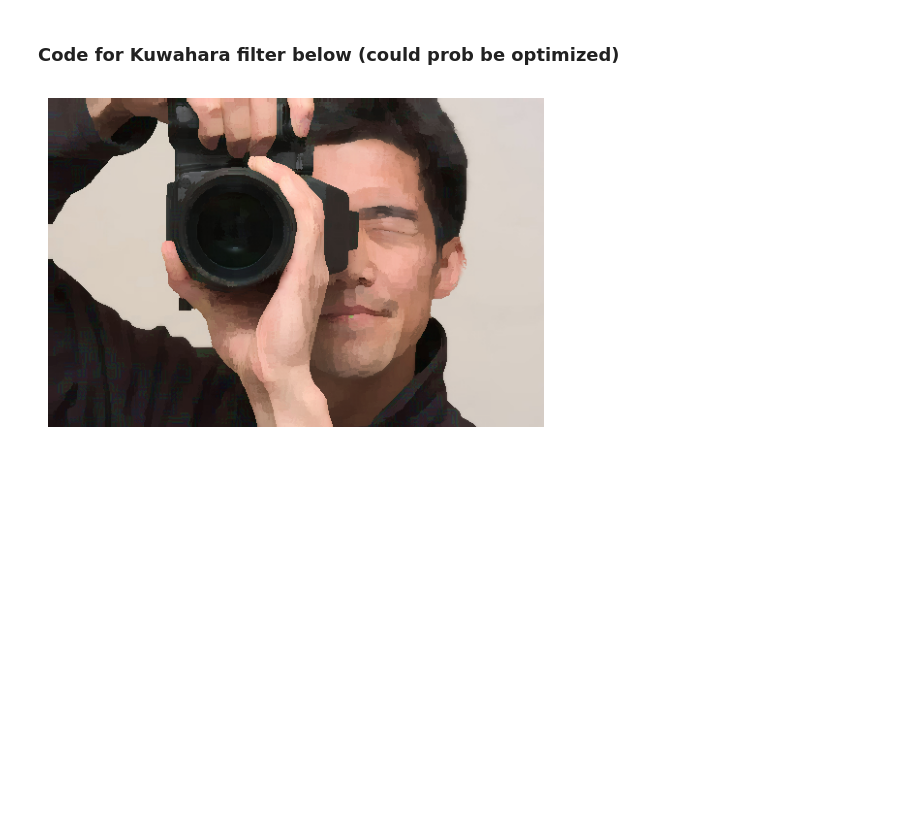
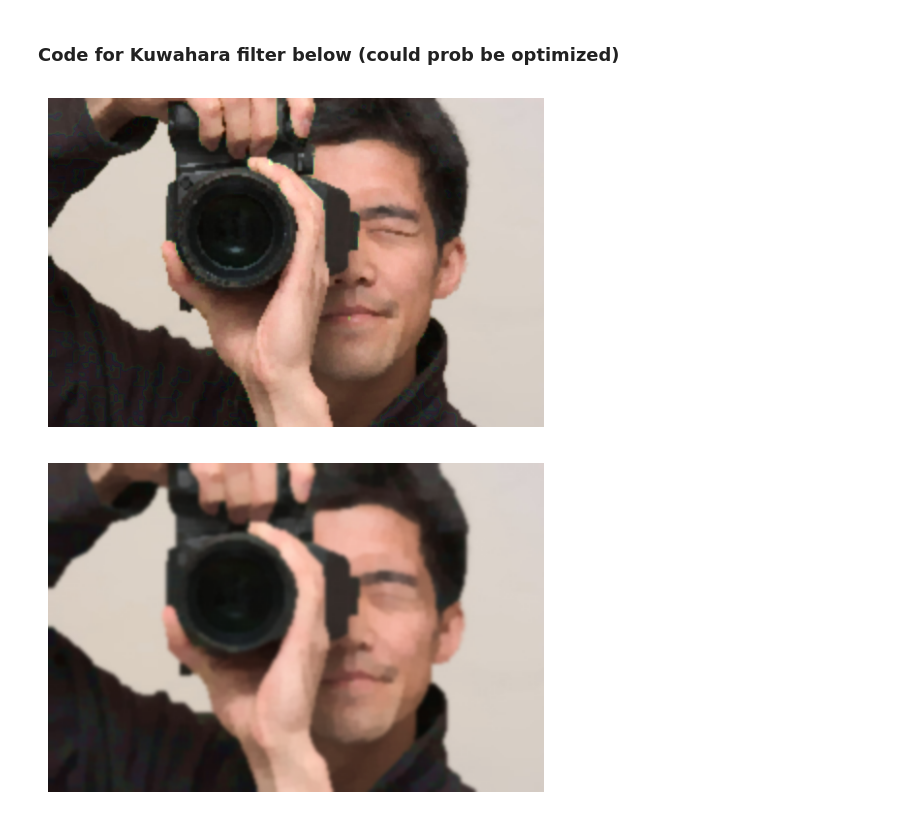
Before and after one commit to vivan-sinha/184-Final-Project, a Jupyter notebook: kuwahara/kuwahara.ipynb, the cells around one changed output. Saved outputs shown, nothing was run; the diff lists cells and outputs as text; code cells hidden in the pictures; blank space fills up the shorter version.

```diff
--- a/kuwahara/kuwahara.ipynb
+++ b/kuwahara/kuwahara.ipynb
@@ -8,3 +29,14 @@ img = Image.open("../images/ren.jpg")
+# %%
+img = img.convert('RGB')
+img_np = np.array(img)
+img_cv = cv2.cvtColor(img_np, cv2.COLOR_RGB2HSV)
+
+filtered = np.zeros_like(img_cv)
+for i in range(3):
+    filtered[:, :, i] = cv2.bilateralFilter(img_cv[:, :, i], d=15, sigmaColor=75, sigmaSpace=75)
+
+filtered_rgb = cv2.cvtColor(filtered, cv2.COLOR_HSV2RGB)
+img = Image.fromarray(filtered_rgb)
 # %%
 plt.imshow(img)
 plt.axis('off')
@@ -14,7 +46,7 @@ plt.show()
 # %% [markdown]
 ### Code for Kuwahara filter below (could prob be optimized)
 # %%
-window_size = 8
+window_size = 10
 
 # Convert to HSV and get NumPy array once
 img = img.convert('HSV')
@@ -22,13 +54,13 @@ img_np = np.array(img)
 height, width = img.height, img.width
 
 # New image to store results
-result = Image.new('HSV', (width, height))
+result_np = np.zeros_like(img_np)
 
 # Size of each quadrant of a window
 quadrant_size = math.ceil(window_size / 2)
 
-for y in range(height):
-    for x in range(width):
+for y in range(0, height, 2):
+    for x in range(0, width, 2):
         tl_x = max(0, int(np.floor(x - (window_size / 2))))
         tl_y = max(0, int(np.floor(y - (window_size / 2))))
         mid_x = min(width, tl_x + quadrant_size)
@@ -61,4 +93,13 @@ for y in range(height):
         s = int(np.mean(quadrant[:, :, 1]))
         v = int(np.mean(quadrant[:, :, 2]))
 
-        result.putpixel((x, y), (h, s, v))
+        result_np[y, x] = [h, s, v]
+
+        for dy in range(2):
+            for dx in range(2):
+                yy = y + dy
+                xx = x + dx
+                if yy < height and xx < width:
+                    result_np[yy, xx] = [h, s, v]
+
+result = Image.fromarray(result_np, 'HSV')
@@ -65 +108,12 @@ for y in range(height):
+# %%
+# interpolation
+small_result = result.resize((width//2, height//2), Image.BILINEAR)
+result_blended = small_result.resize((width, height), Image.BICUBIC)
+large_result = result.resize((width*2, height*2), Image.BICUBIC)
+# %%
+plt.imshow(result_blended)
+plt.axis('off')
+plt.show()
+# %% [output]
+[figure, added]
 # %%
```
Also changed, not shown: parts of 10 cells of this notebook, 3 other files.
